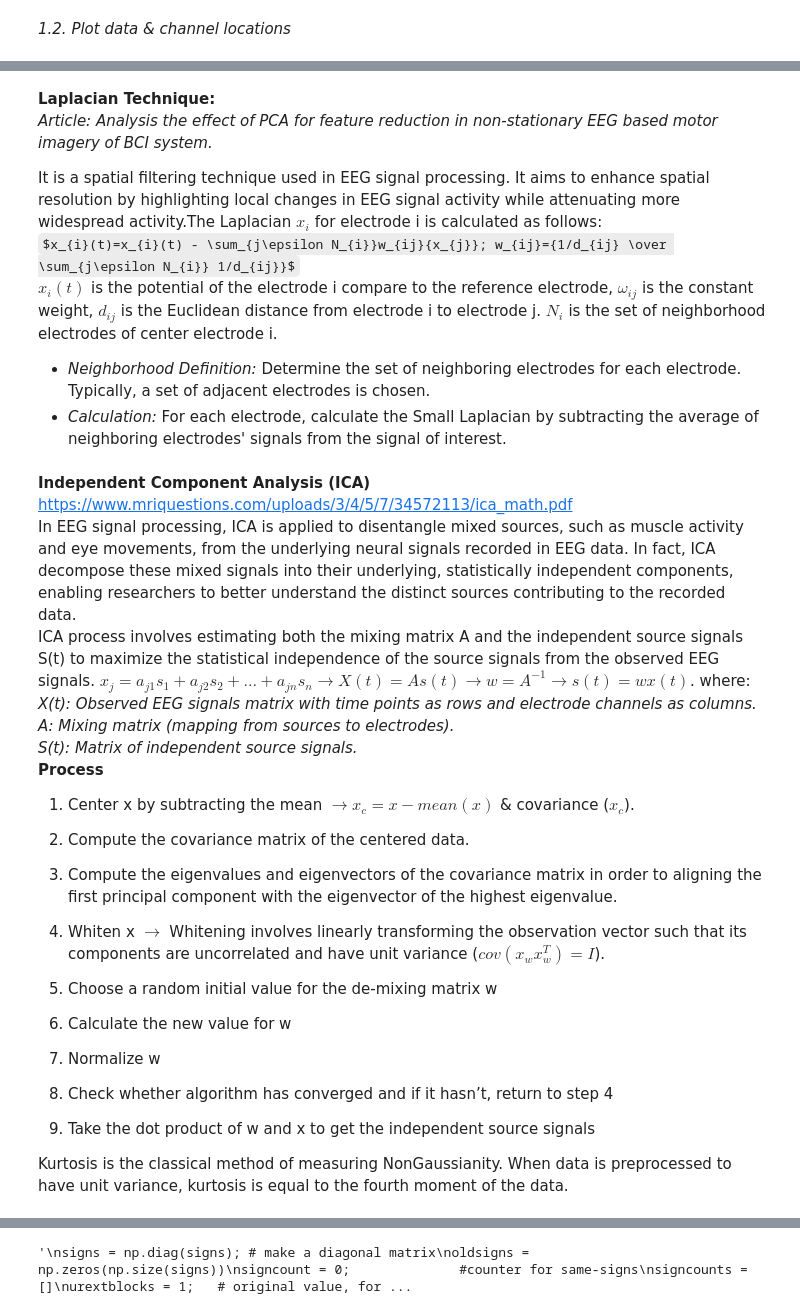
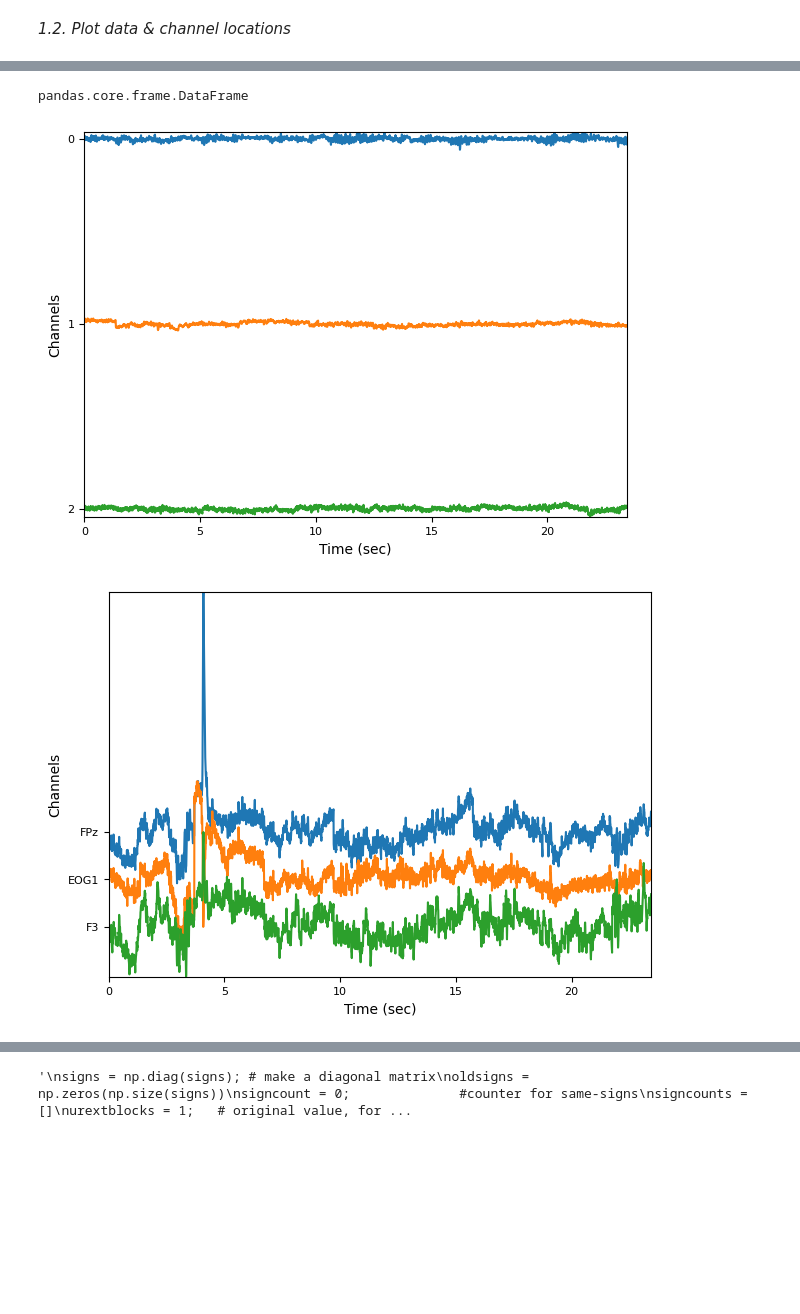
Before and after one commit to RezaSaadatyar/EEG-Lab, a Jupyter notebook: Code/App1_EEG.ipynb, the cells around one changed output, grey strips where cells are left out. Saved outputs shown, nothing was run; the diff lists cells and outputs as text; code cells hidden in the pictures; some formulas as TeX source; blank space fills up the shorter version.

```diff
--- a/Code/App1_EEG.ipynb
+++ b/Code/App1_EEG.ipynb
@@ -142,9 +159,0 @@ plot_features(data, data_features, Fs, channels, first_point=0, last_point=600,
-# %% [markdown]
-**Laplacian Technique:**<br/>
-*Article: Analysis the effect of PCA for feature reduction in non-stationary EEG based motor imagery of BCI system.*<br/>
-
-It  is a spatial filtering technique used in EEG signal processing. It aims to enhance spatial resolution by highlighting local changes in EEG signal activity while attenuating more widespread activity.The Laplacian $x_{i}$ for electrode i is calculated as follows:<br/>
-$x_{i}(t)=x_{i}(t) - \sum_{j\epsilon N_{i}}w_{ij}{x_{j}}; w_{ij}={1/d_{ij} \over \sum_{j\epsilon N_{i}} 1/d_{ij}}$<br/>
-$x_{i}(t)$ is the potential of the electrode i compare to the reference electrode, $ω_{ij}$ is the constant weight, $d_{ij}$ is the Euclidean distance from electrode i to electrode j. $N_{i}$ is the set of neighborhood electrodes of center electrode i.
-  - *Neighborhood Definition:* Determine the set of neighboring electrodes for each electrode. Typically, a set of adjacent electrodes is chosen.
-  - *Calculation:* For each electrode, calculate the Small Laplacian by subtracting the average of neighboring electrodes' signals from the signal of interest.
@@ -179,23 +159,0 @@ for i in range(data.shape[1]):
-# %% [markdown]
-**Independent Component Analysis (ICA)**<br/>https://www.mriquestions.com/uploads/3/4/5/7/34572113/ica_math.pdf<br/>
-In EEG signal processing, ICA is applied to disentangle mixed sources, such as muscle activity and eye movements, from the underlying neural signals recorded in EEG data. In fact, ICA decompose these mixed signals into their underlying, statistically independent components, enabling researchers to better understand the distinct sources contributing to the recorded data.<br/>
-ICA process involves estimating both the mixing matrix A and the independent source signals S(t) to maximize the statistical independence of the source signals from the observed EEG signals.
-*$x_{j}=a_{j1}s_{1}+a_{j2}s_{2}+...+a_{jn}s_{n} \rightarrow X(t)= As(t)\rightarrow w=A^{-1} \rightarrow s(t)= wx(t)$*. where:<br/>
-*X(t): Observed EEG signals matrix with time points as rows and electrode channels as columns.*<br/>
-*A: Mixing matrix (mapping from sources to electrodes).*<br/>
-*S(t): Matrix of independent source signals.*<br/>
-**Process**
-1. Center x by subtracting the mean *$\rightarrow x_{c} = x-mean(x)$* & covariance ($x_{c} $).
-2. Compute the covariance matrix of the centered data.
-3. Compute the eigenvalues and eigenvectors of the covariance matrix in order to aligning the first principal component with the eigenvector of the highest eigenvalue.
-4. Whiten x $\rightarrow$ Whitening involves linearly transforming the observation vector such that its components are uncorrelated and have unit variance ($cov(x_{w}x_{w}^{T})=I$).
-
-3. Choose a random initial value for the de-mixing matrix w
-4. Calculate the new value for w
-5. Normalize w
-6. Check whether algorithm has converged and if it hasn’t, return to step 4
-7. Take the dot product of w and x to get the independent source signals
-
-
-
-Kurtosis is the classical method of measuring NonGaussianity. When data is preprocessed to have unit variance, kurtosis is equal to the fourth moment of the data.
@@ -260,6 +160,13 @@ S_estimated, W_estimated = constrained_fast_ica(data, n_components, constraint_m
+# %%
+type(data)
+# %% [output]
+pandas.core.frame.DataFrame
 # %%
 transformer = decomposition.FastICA(n_components=32, whiten='unit-variance', random_state=42)
 X_transformed = transformer.fit_transform(data)
 X_transformed.shape
-plot_data(X_transformed[:,0:3], first_point, last_point,channels=None, Fs=None, normalize_data='on')
-plot_data(data.iloc[:,1:3], first_point, last_point,channels=None, Fs=None, normalize_data='on')
+plot_data(X_transformed[:,0:3],first_point, last_point, Fs)
+plot_data(data.iloc[:,0:3],first_point, last_point, Fs)
+# %% [output]
+[figure, added]
+[figure, added]
```
Also changed, not shown: parts of 28 cells of this notebook.
